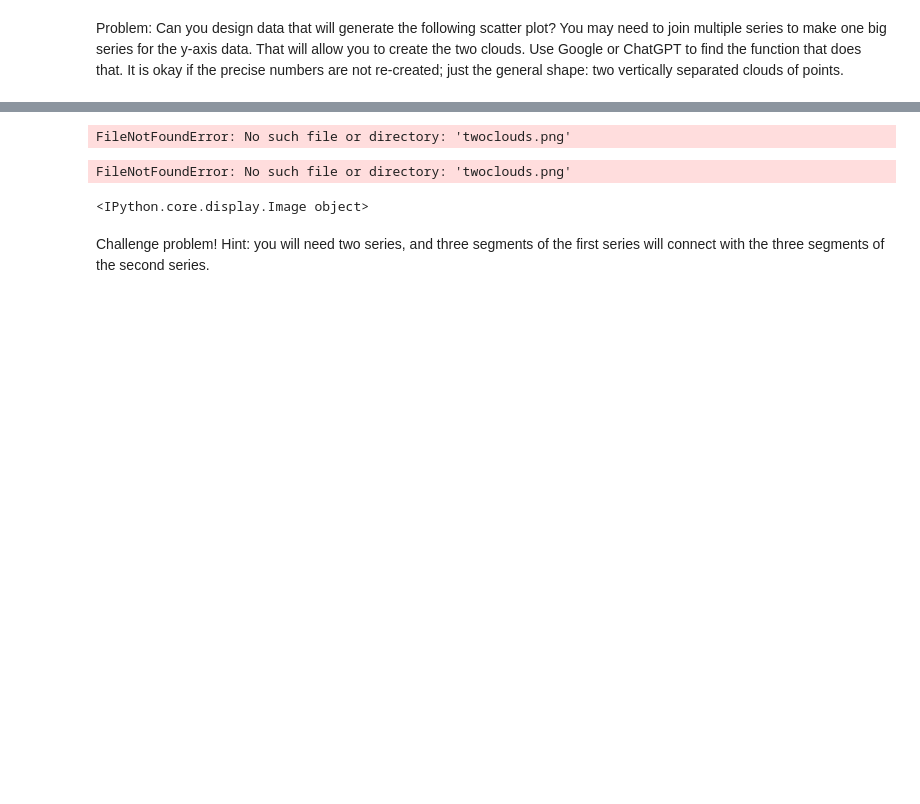
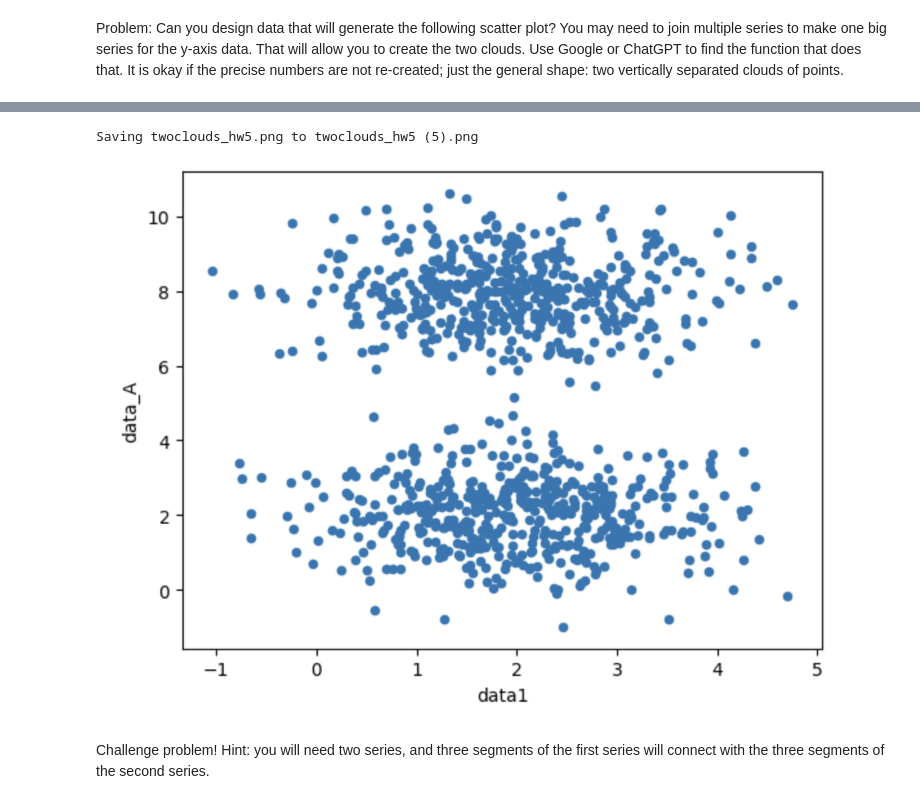
Before and after one commit to manningdbu/OMDS-ModB2-Week-5---Manning-Diana-, a Jupyter notebook: Week5-concealed-answer.ipynb, the cells around one changed output, grey strips where cells are left out. Drawn from its saved outputs; the diff is of its cells as text; code cells hidden in the pictures; blank space fills up the shorter version.

```diff
--- a/Week5-concealed-answer.ipynb
+++ b/Week5-concealed-answer.ipynb
@@ -172,6 +172,8 @@ df_twonorm.plot.scatter(x = "data1", y = "data2")
 # %% [markdown]
 Problem: Can you design data that will generate the following scatter plot?  You may need to join multiple series to make one big series for the y-axis data.  That will allow you to create the two clouds. Use Google or ChatGPT to find the function that does that.  It is okay if the precise numbers are not re-created; just the general shape: two vertically separated clouds of points.
 # %%
+from google.colab import files
 from IPython.display import Image
+files.upload()
 Image("twoclouds.png")
 # %% [output]
@@ -178,5 +181,4 @@ Image("twoclouds.png")
-FileNotFoundError: No such file or directory: 'twoclouds.png'
+Saving twoclouds_hw5.png to twoclouds_hw5 (5).png
-FileNotFoundError: No such file or directory: 'twoclouds.png'
-<IPython.core.display.Image object>
+[figure, added]
 # %% [markdown]
 Challenge problem!  Hint: you will need two series, and three segments of the first series will connect with the three segments of the second series.
```
Also changed, not shown: parts of 4 cells of this notebook.
